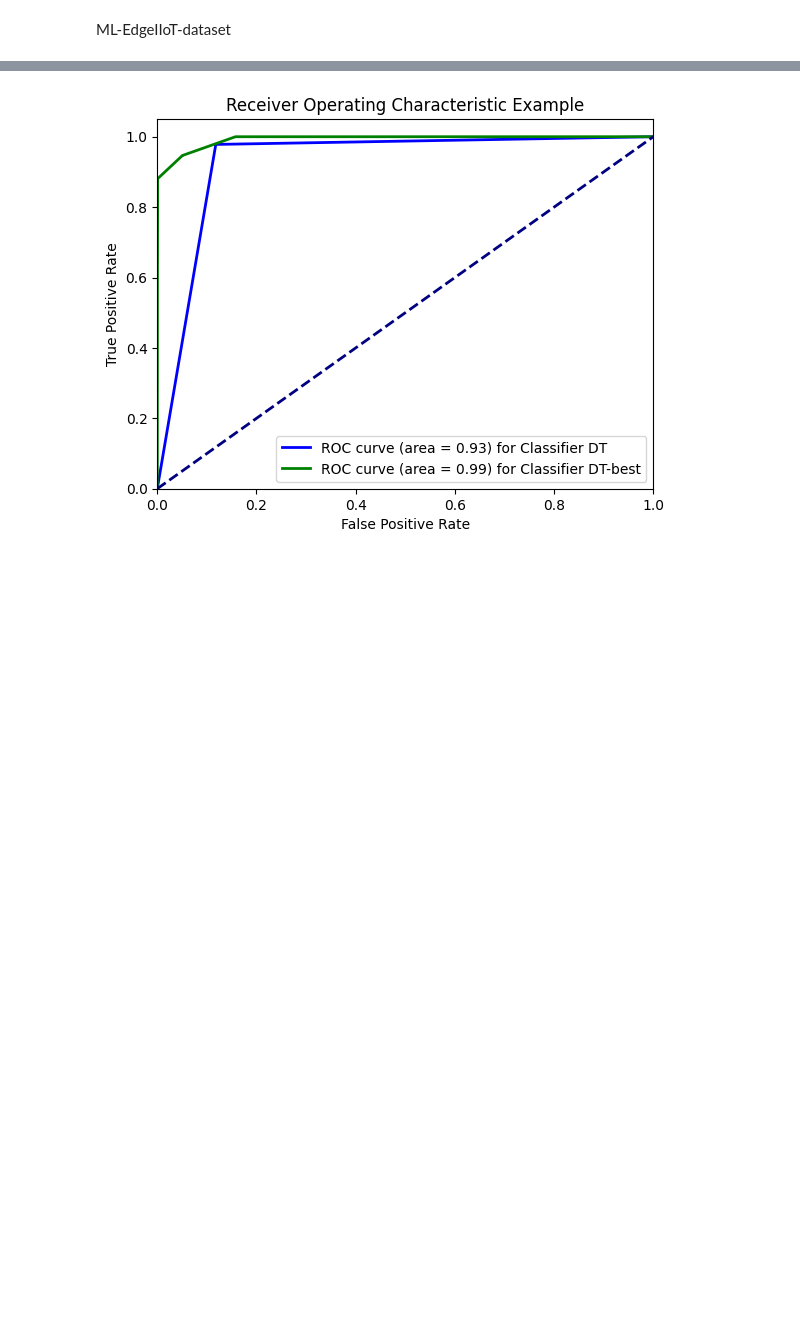
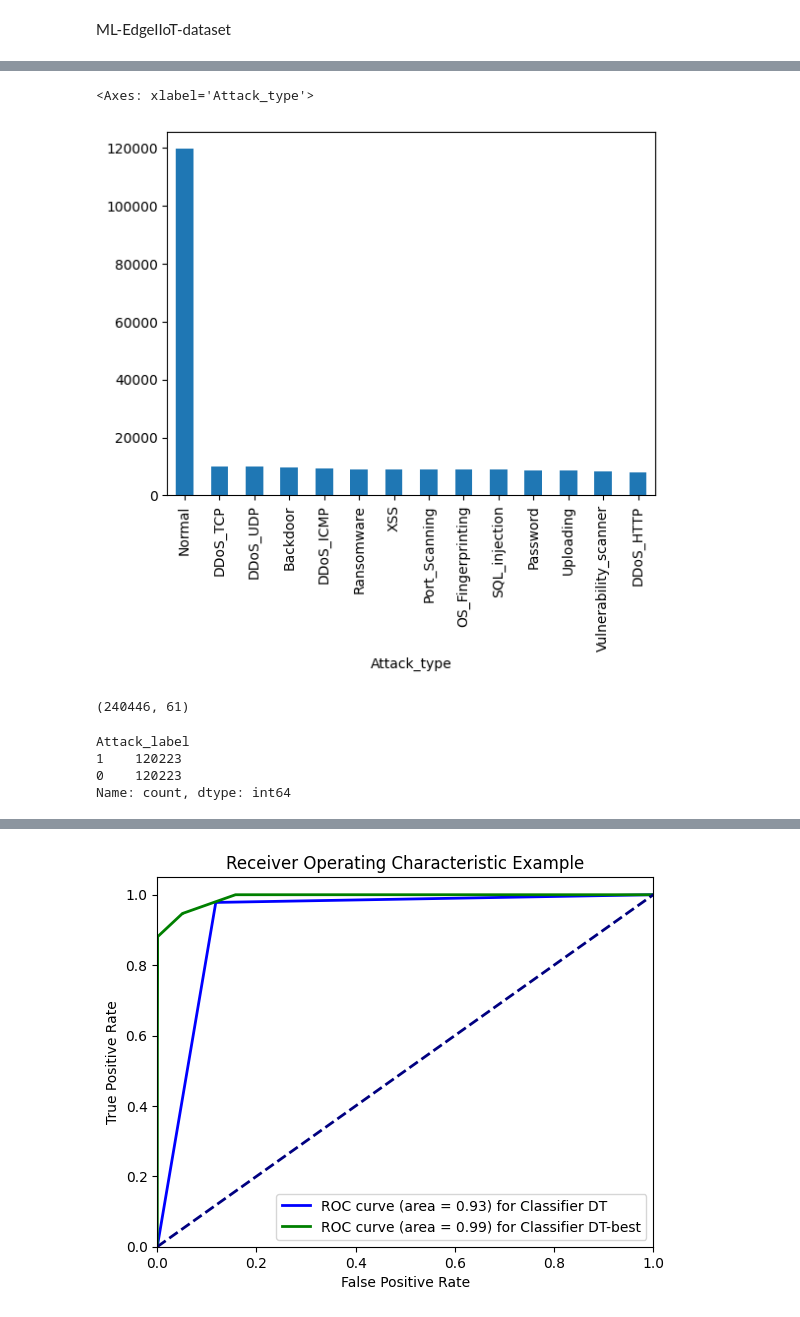
Before and after one commit to pro1710/ids, a Jupyter notebook: ds_analysis.ipynb, the cells around one changed output, grey strips where cells are left out. Drawn from its saved outputs; the diff is of its cells as text; code cells hidden in the pictures; blank space fills up the shorter version.

```diff
--- a/ds_analysis.ipynb
+++ b/ds_analysis.ipynb
@@ -41,0 +34,9 @@ Dummy classifier
+# %%
+df_ferrag = pd.read_csv('./sampled_data/sample_1/clean_ml_sample_balanced_2_class_ferrag.csv', low_memory=False)
+# %%
+tmp = df_ferrag[df_ferrag['Attack_type'] == 'DDoS_HTTP']
+replace = False
+if tmp.shape[0] < 10000:
+    replace = True
+df_ferrag = pd.concat([df_ferrag, tmp.sample(n=8000, replace=replace)], ignore_index=True)
+df_ferrag['Attack_type'].value_counts()
@@ -41,0 +60,17 @@ Dummy classifier
+# %%
+df_ferrag['Attack_type'].value_counts().plot.bar()
+# %% [output]
+<Axes: xlabel='Attack_type'>
+[figure, added]
+# %%
+df_custom = pd.read_csv('./sampled_data/sample_1/clean_ml_sample_balanced_2_class.csv', low_memory=False)
+df_custom.shape
+# %% [output]
+(240446, 61)
+# %%
+df_custom['Attack_label'].value_counts()
+# %% [output]
+Attack_label
+1    120223
+0    120223
+Name: count, dtype: int64
```
Also changed, not shown: parts of 16 cells of this notebook, 7 other files.
